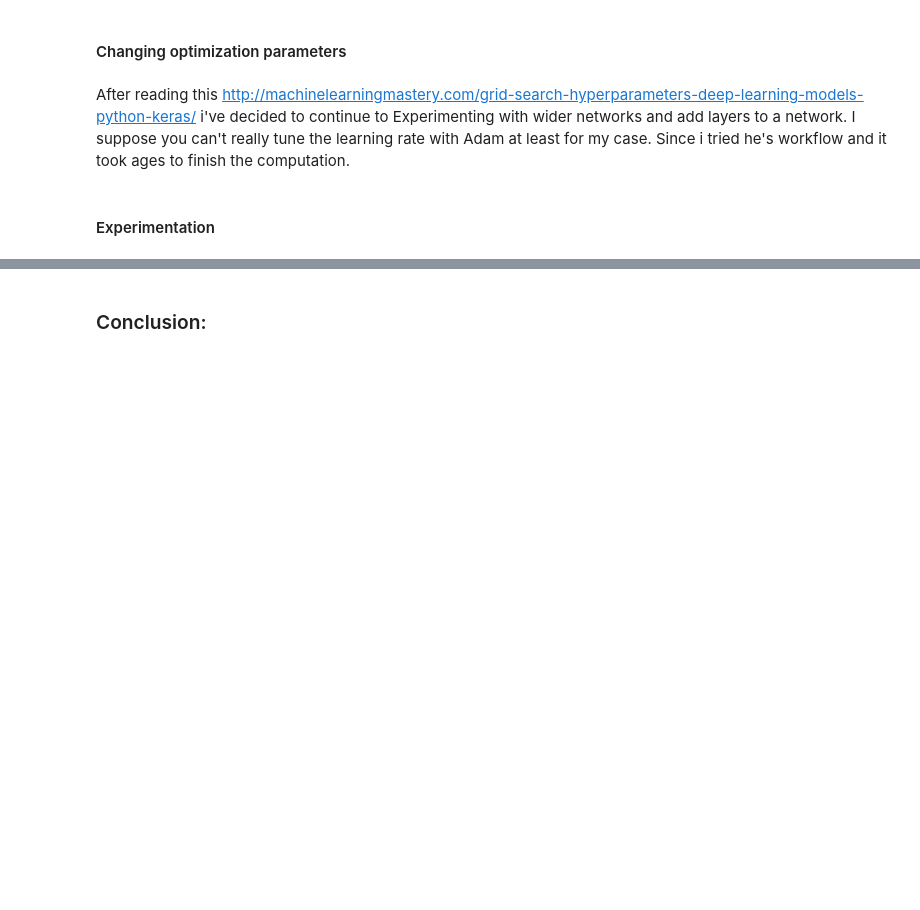
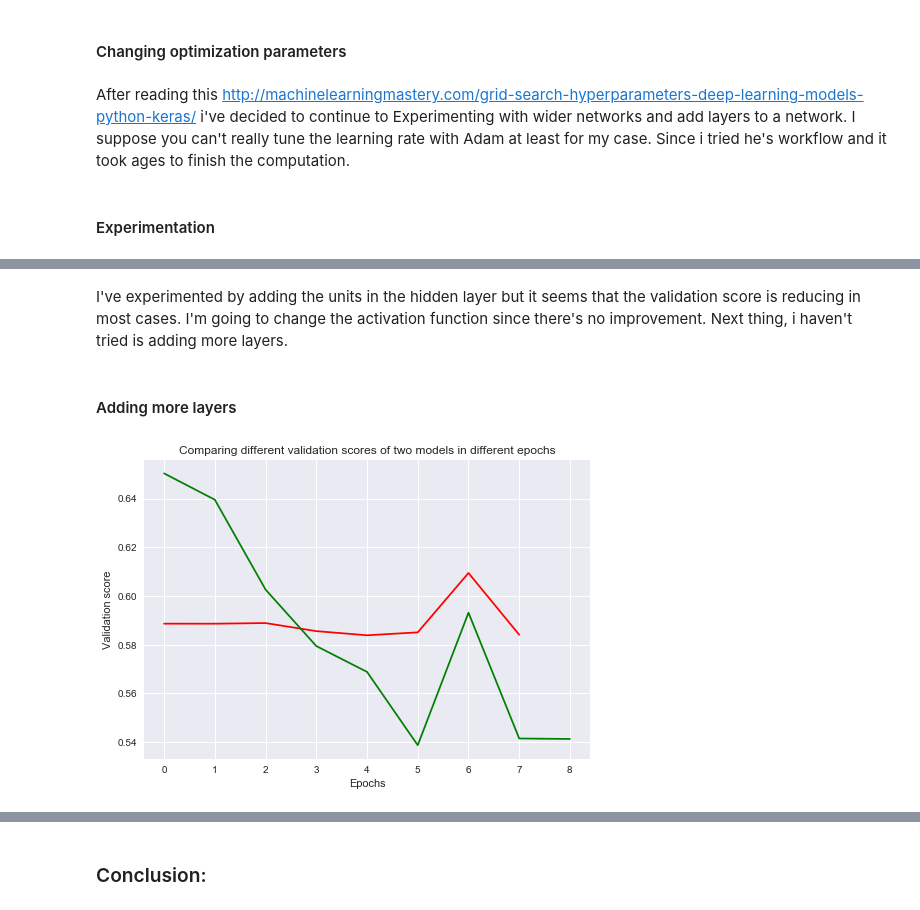
Before and after one commit to Shuyib/pimaDLkeras, a Jupyter notebook: pima.indians.analysis.ipynb, the cells around one changed output, grey strips where cells are left out. Saved outputs shown, nothing was run; the diff lists cells and outputs as text; code cells hidden in the pictures; blank space fills up the shorter version.

```diff
--- a/pima.indians.analysis.ipynb
+++ b/pima.indians.analysis.ipynb
@@ -302,3 +377,47 @@ After reading this http://machinelearningmastery.com/grid-search-hyperparameters
+# %% [markdown]
+I've experimented by adding the units in the hidden layer but it seems that the validation score is reducing in most cases. I'm going to change the activation function since there's no improvement. Next thing, i haven't tried is adding more layers.
+# %% [markdown]
+#### Adding more layers
+# %%
+model3 = Sequential()
+
+# add first layer doubled
+model3.add(Dense(150, input_dim = 8, kernel_initializer = 'uniform', activation = 'sigmoid')) # minus the target variable
+
+# add second layer
+model3.add(Dense(150, kernel_initializer = 'uniform', activation = 'relu'))
+
+# add third layer
+model3.add(Dense(150, kernel_initializer = 'uniform', activation = 'relu'))
+
+# add fourth layer
+model3.add(Dense(150, kernel_initializer = 'uniform', activation = 'relu'))
+
+# add fifth layer
+model3.add(Dense(150, kernel_initializer = 'uniform', activation = 'relu'))
+
+# add an output layer
+model3.add(Dense(1, kernel_initializer = 'uniform', activation = 'sigmoid'))
+
+# compile the model
+model3.compile(optimizer = 'adam', loss = 'binary_crossentropy', metrics = ['accuracy'])
+
+# Fit previous model
+model2_train = model2.fit(predictors, target, epochs = 15, validation_split = 0.2, callbacks = [early_stopping_monitor],
+                         verbose = False)
+
+# Fit new model3
+model3_train = model3.fit(predictors, target, epochs = 15, validation_split = 0.2, callbacks = [early_stopping_monitor],
+                         verbose = False)
+
+# Compare the two with graph
+plt.plot(model2_train.history['val_loss'], 'r', model3_train.history['val_loss'], 'g')
+plt.title("Comparing different validation scores of two models in different epochs")
+plt.xlabel('Epochs')
+plt.ylabel('Validation score')
+plt.show()
+# %% [output]
+[figure, added]
 # %%
 # Look at the previous model
 model.summary() ; print ("")
```
Also changed, not shown: parts of 14 cells of this notebook.
